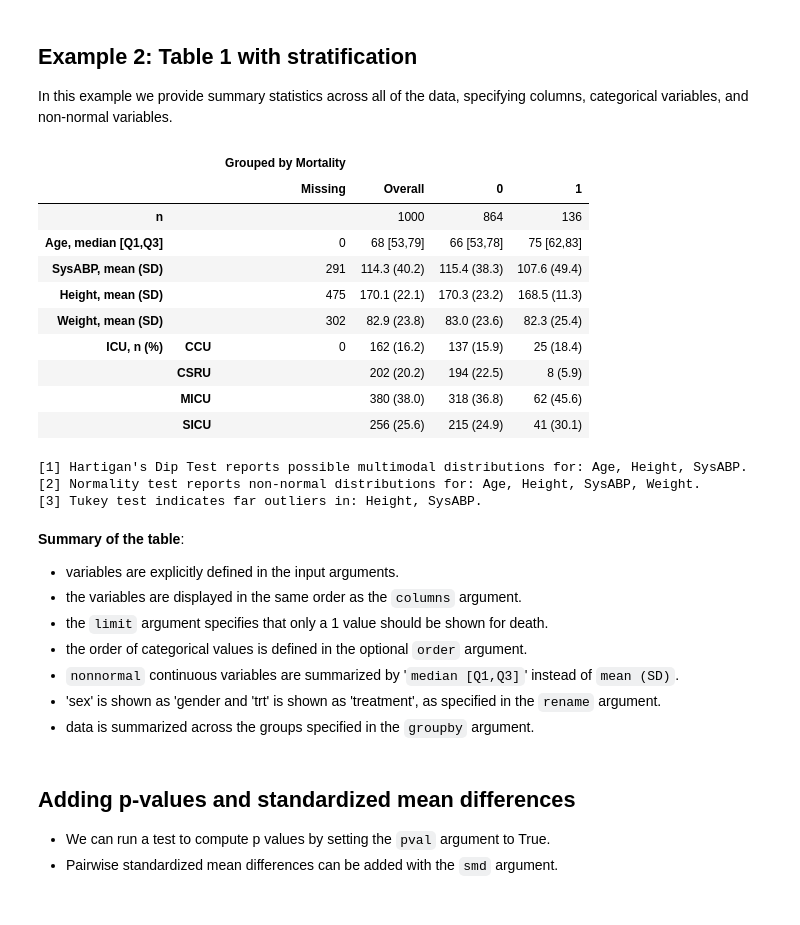
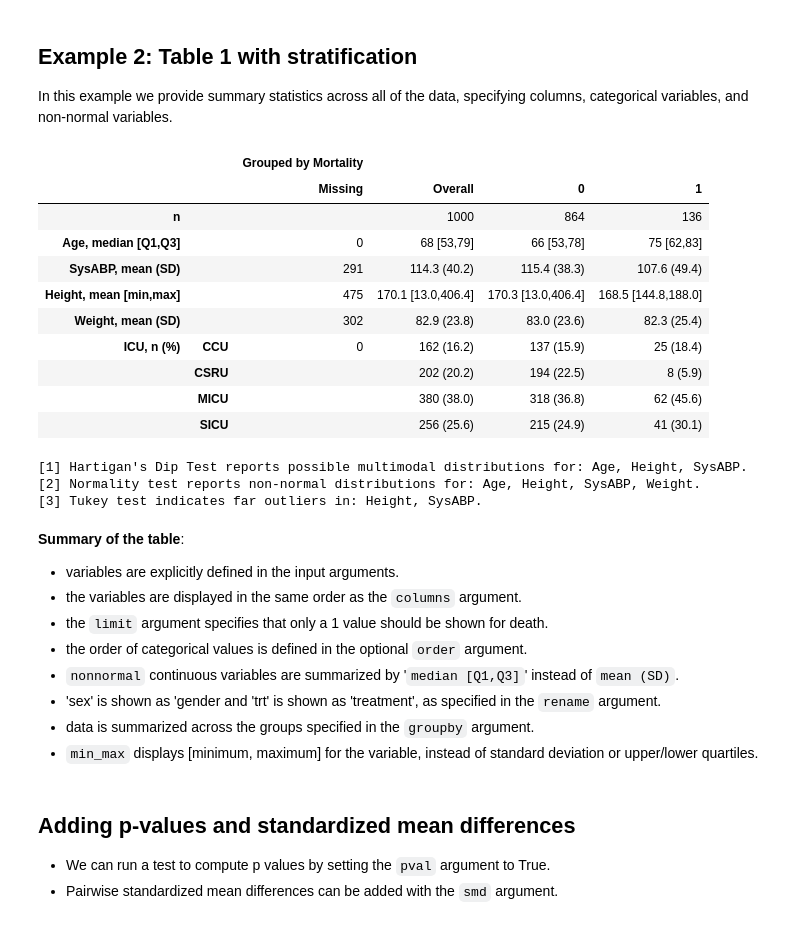
Before and after one commit to tompollard/tableone, a Jupyter notebook: tableone.ipynb, the cells around one changed output. Drawn from its saved outputs; the diff is of its cells as text; code cells hidden in the pictures.

```diff
--- a/tableone.ipynb
+++ b/tableone.ipynb
@@ -161,35 +161,38 @@ categorical = ['ICU']
 nonnormal = ['Age']
 
 # limit the binary variable "death" to a single row
 limit = {"death": 1}
 
 # set the order of the categorical variables
 order = {"ICU": ["MICU", "SICU", "CSRU", "CCU"]}
 
 # alternative labels
 labels={'death': 'Mortality'}
 
 # set decimal places for age to 0
 decimals = {"Age": 0}
 
 # optionally, a categorical variable for stratification
 groupby = ['death']
 
 # rename the death column
 labels={'death': 'Mortality'}
 
+# display minimum and maximum for listed variables
+min_max = ['Height']
+
 table2 = TableOne(data, columns=columns, categorical=categorical, groupby=groupby,
                   nonnormal=nonnormal, rename=labels, label_suffix=True,
-                  decimals=decimals, limit=limit)
+                  decimals=decimals, limit=limit, min_max=min_max)
 
 table2
 # %% [output]
 |  |  | Grouped by Mortality |  |  |  |
 |  |  | Missing | Overall | 0 | 1 |
 | n |  |  | 1000 | 864 | 136 |
 | Age, median [Q1,Q3] |  | 0 | 68 [53,79] | 66 [53,78] | 75 [62,83] |
 | SysABP, mean (SD) |  | 291 | 114.3 (40.2) | 115.4 (38.3) | 107.6 (49.4) |
-| Height, mean (SD) |  | 475 | 170.1 (22.1) | 170.3 (23.2) | 168.5 (11.3) |
+| Height, mean [min,max] |  | 475 | 170.1 [13.0,406.4] | 170.3 [13.0,406.4] | 168.5 [144.8,188.0] |
 | Weight, mean (SD) |  | 302 | 82.9 (23.8) | 83.0 (23.6) | 82.3 (25.4) |
 | ICU, n (%) | CCU | 0 | 162 (16.2) | 137 (15.9) | 25 (18.4) |
 |  | CSRU |  | 202 (20.2) | 194 (22.5) | 8 (5.9) |
@@ -208,6 +211,7 @@ table2
 - `nonnormal` continuous variables are summarized by '`median [Q1,Q3]`' instead of `mean (SD)`.
 - 'sex' is shown as 'gender and 'trt' is shown as 'treatment', as specified in the `rename` argument.
 - data is summarized across the groups specified in the `groupby` argument.
+- `min_max` displays \[minimum, maximum\] for the variable, instead of standard deviation or upper/lower quartiles.
 # %% [markdown]
 ## Adding p-values and standardized mean differences <a name="pval-smd"></a>
 
```
